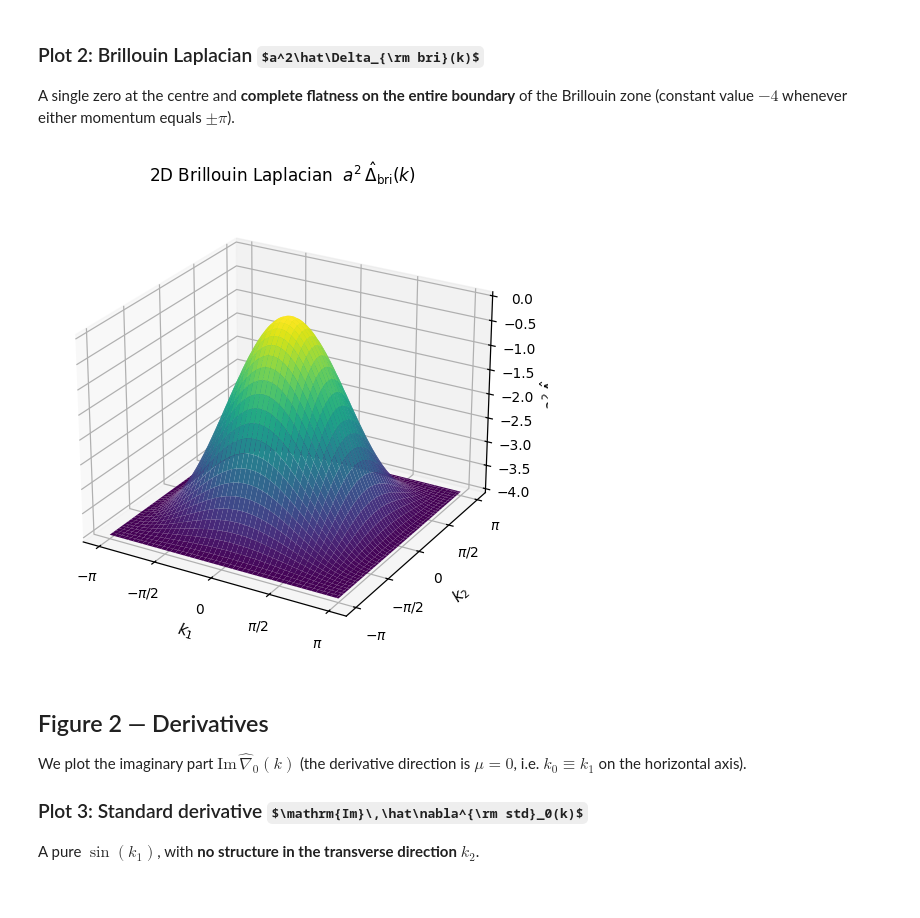
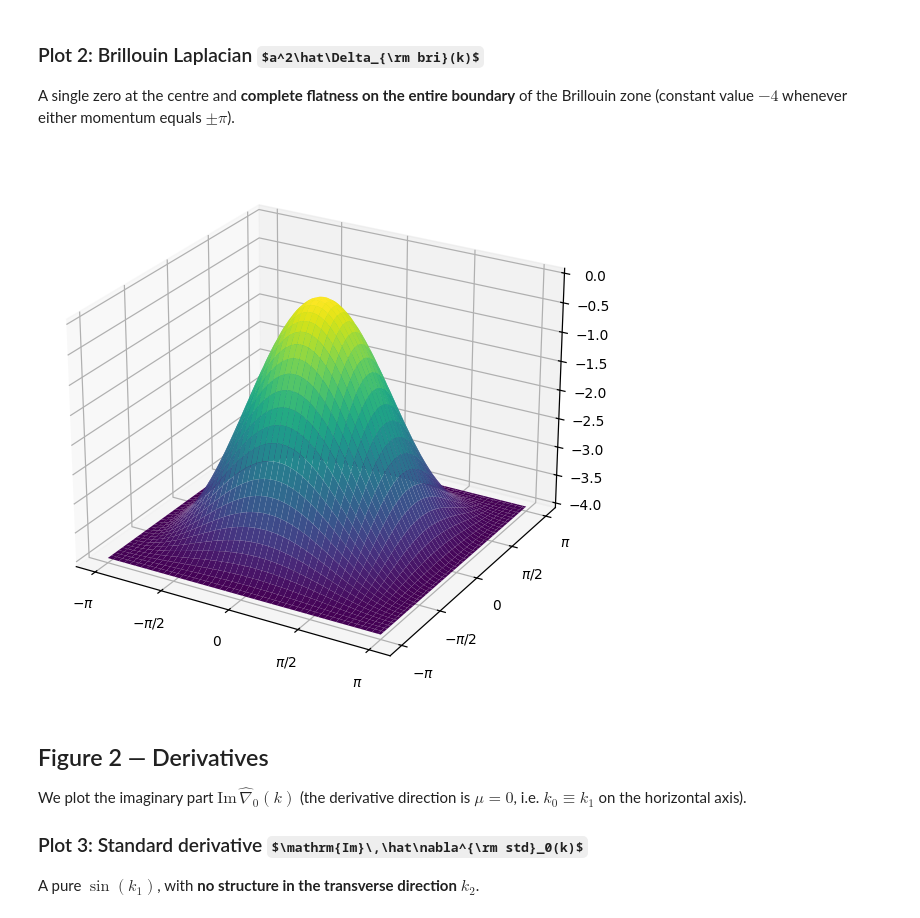
Before and after one commit to Stylianos29/lattice-dirac-spectra, a Jupyter notebook: examples/brillouin_zone_surfaces_2d.ipynb, the cells around one changed output. Saved outputs shown, nothing was run; the diff lists cells and outputs as text; code cells hidden in the pictures; some formulas as TeX source.

```diff
--- a/examples/brillouin_zone_surfaces_2d.ipynb
+++ b/examples/brillouin_zone_surfaces_2d.ipynb
@@ -70,22 +73,24 @@ max|der_std - sin(k0)|                    = 0.0
 
 A small wrapper that renders one $(K_0, K_1, Z)$ grid as a standalone 3D mesh plot with
 $\pm\pi$ axis ticks, matching the layout of the paper's left-hand (mesh) panels.
-# %%
-def surface3d(K0, K1, Z, title, zlabel, cmap=CMAP, figsize=(6.5, 5.5)):
-    # Render one BZ Fourier surface as an individual 3D mesh plot.
-    fig = plt.figure(figsize=figsize)
-    ax = fig.add_subplot(111, projection="3d")
-    ax.plot_surface(K0, K1, Z, cmap=cmap, linewidth=0, antialiased=True)
-
-    pit = [-np.pi, -np.pi/2, 0, np.pi/2, np.pi]
-    pil = [r"$-\pi$", r"$-\pi/2$", "$0$", r"$\pi/2$", r"$\pi$"]
-    ax.set_xticks(pit); ax.set_xticklabels(pil)
-    ax.set_yticks(pit); ax.set_yticklabels(pil)
-
-    ax.set_xlabel(r"$k_1$"); ax.set_ylabel(r"$k_2$"); ax.set_zlabel(zlabel)
-    ax.set_title(title)
-    ax.view_init(elev=25, azim=-60)
-    return fig, ax
+# %%
+def surface3d(K0, K1, Z, title=None, zlabel=None, cmap=CMAP, figsize=(6.5, 5.5)):
+    # Render one BZ Fourier surface as an individual 3D mesh plot.
+    fig = plt.figure(figsize=figsize)
+    ax = cast(Axes3D, fig.add_subplot(111, projection="3d"))
+    ax.plot_surface(K0, K1, Z, cmap=cmap, linewidth=0, antialiased=True)
+
+    pit = [-np.pi, -np.pi/2, 0, np.pi/2, np.pi]
+    pil = [r"$-\pi$", r"$-\pi/2$", "$0$", r"$\pi/2$", r"$\pi$"]
+    ax.set_xticks(pit); ax.set_xticklabels(pil)
+    ax.set_yticks(pit); ax.set_yticklabels(pil)
+
+    if zlabel: ax.set_zlabel(zlabel)
+    if title:  ax.set_title(title)
+    ax.set_box_aspect(None, zoom=1.05) # type: ignore[arg-type]
+    ax.view_init(elev=25, azim=-60)
+    fig.subplots_adjust(left=0.08, right=0.82, top=0.95, bottom=0.0)
+    return fig, ax
 # %% [markdown]
 ## Figure 1 — Laplacians
 
@@ -110,11 +114,12 @@ Brillouin zone (constant value $-4$ whenever either momentum equals $\pm\pi$).
 # %%
 K0, K1, Z = laplacian_surface_data("bri", d=D, grid_size=GRID_SIZE)
 surface3d(K0, K1, Z,
-          title=r"2D Brillouin Laplacian  $a^2\,\hat{\Delta}_{\rm bri}(k)$",
-          zlabel=r"$a^2\,\hat{\Delta}_{\rm bri}$")
+        #   title=r"2D Brillouin Laplacian  $a^2\,\hat{\Delta}_{\rm bri}(k)$",
+        #   zlabel=r"$a^2\,\hat{\Delta}_{\rm bri}$"
+          )
 plt.show()
 # %% [output]
-[figure, old version]
+[figure, new version]
 # %% [markdown]
 ## Figure 2 — Derivatives
 
```
Also changed, not shown: parts of 4 cells of this notebook.
